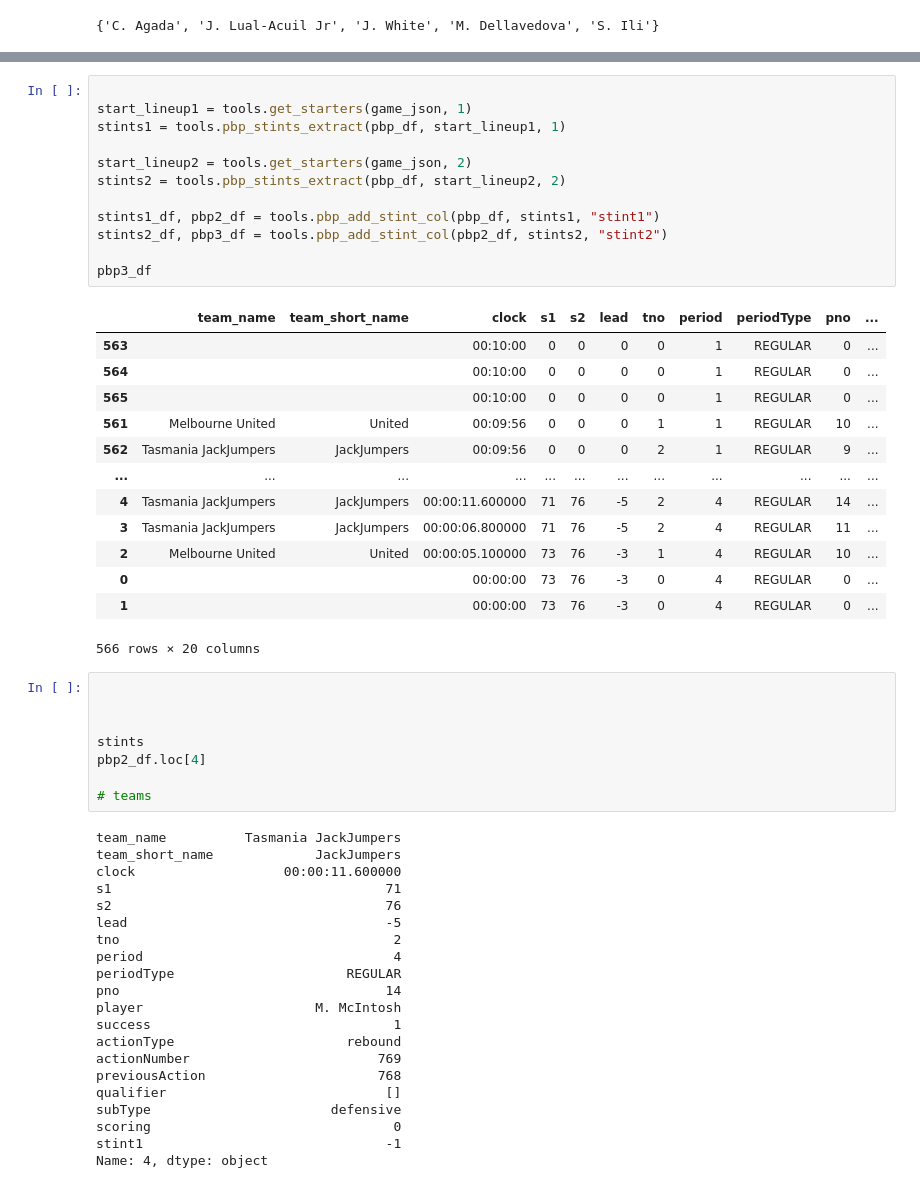
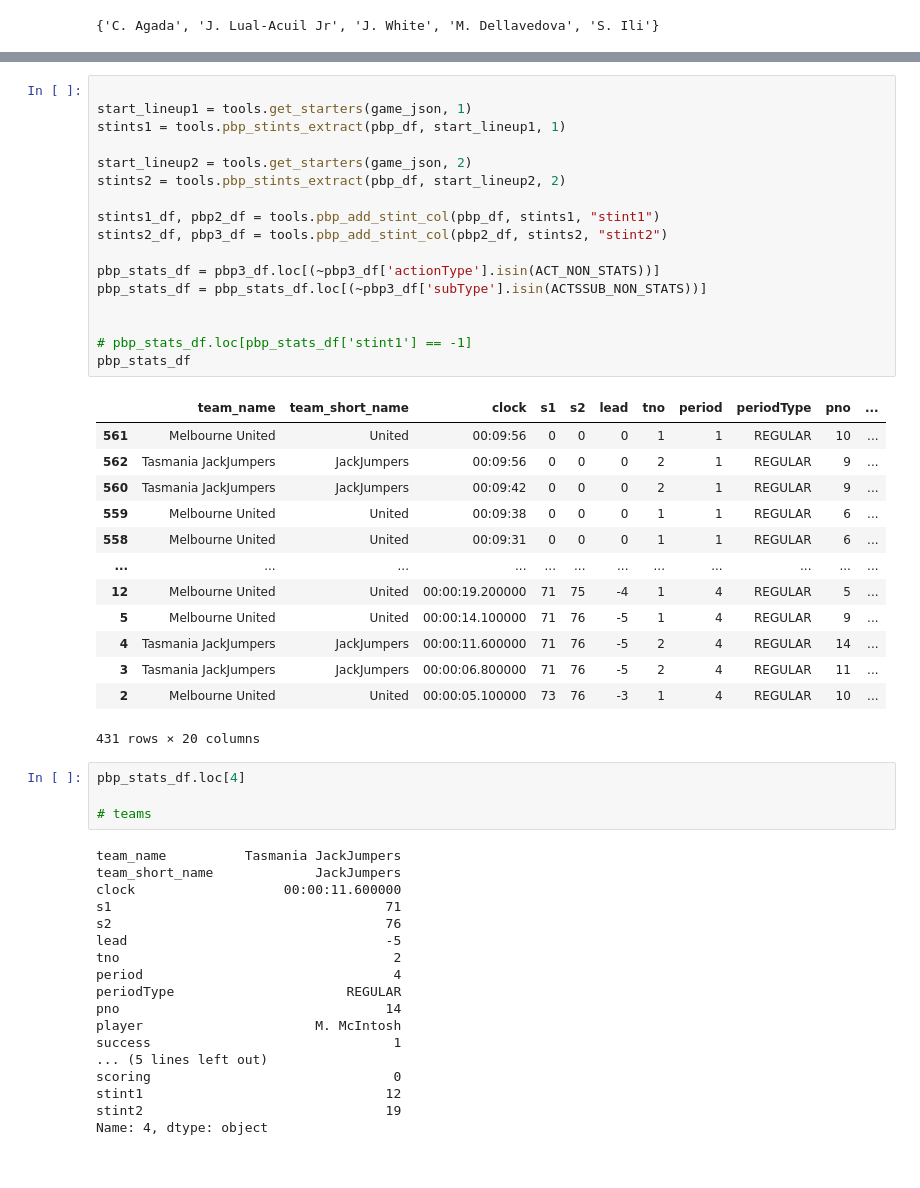
Before and after one commit to ssardina/pynbl, a Jupyter notebook: bball_stas.ipynb, the cells around one changed output, grey strips where cells are left out. Drawn from its saved outputs; the diff is of its cells as text.

```diff
--- a/bball_stas.ipynb
+++ b/bball_stas.ipynb
@@ -124,35 +148,36 @@ Game Melbourne United (United) vs Tasmania JackJumpers (JackJumpers)
 # %%
 
 start_lineup1 = tools.get_starters(game_json, 1)
 stints1 = tools.pbp_stints_extract(pbp_df, start_lineup1, 1)
 
 start_lineup2 = tools.get_starters(game_json, 2)
 stints2 = tools.pbp_stints_extract(pbp_df, start_lineup2, 2)
 
 stints1_df, pbp2_df = tools.pbp_add_stint_col(pbp_df, stints1, "stint1")
 stints2_df, pbp3_df = tools.pbp_add_stint_col(pbp2_df, stints2, "stint2")
 
-pbp3_df
+pbp_stats_df = pbp3_df.loc[(~pbp3_df['actionType'].isin(ACT_NON_STATS))]
+pbp_stats_df = pbp_stats_df.loc[(~pbp3_df['subType'].isin(ACTSSUB_NON_STATS))]
+
+
+# pbp_stats_df.loc[pbp_stats_df['stint1'] == -1]
+pbp_stats_df
 # %% [output]
 |  | team_name | team_short_name | clock | s1 | s2 | lead | tno | period | periodType | pno | ... |
-| 563 |  |  | 00:10:00 | 0 | 0 | 0 | 0 | 1 | REGULAR | 0 | ... |
-| 564 |  |  | 00:10:00 | 0 | 0 | 0 | 0 | 1 | REGULAR | 0 | ... |
-| 565 |  |  | 00:10:00 | 0 | 0 | 0 | 0 | 1 | REGULAR | 0 | ... |
 | 561 | Melbourne United | United | 00:09:56 | 0 | 0 | 0 | 1 | 1 | REGULAR | 10 | ... |
 | 562 | Tasmania JackJumpers | JackJumpers | 00:09:56 | 0 | 0 | 0 | 2 | 1 | REGULAR | 9 | ... |
+| 560 | Tasmania JackJumpers | JackJumpers | 00:09:42 | 0 | 0 | 0 | 2 | 1 | REGULAR | 9 | ... |
+| 559 | Melbourne United | United | 00:09:38 | 0 | 0 | 0 | 1 | 1 | REGULAR | 6 | ... |
+| 558 | Melbourne United | United | 00:09:31 | 0 | 0 | 0 | 1 | 1 | REGULAR | 6 | ... |
 | ... | ... | ... | ... | ... | ... | ... | ... | ... | ... | ... | ... |
+| 12 | Melbourne United | United | 00:00:19.200000 | 71 | 75 | -4 | 1 | 4 | REGULAR | 5 | ... |
+| 5 | Melbourne United | United | 00:00:14.100000 | 71 | 76 | -5 | 1 | 4 | REGULAR | 9 | ... |
 | 4 | Tasmania JackJumpers | JackJumpers | 00:00:11.600000 | 71 | 76 | -5 | 2 | 4 | REGULAR | 14 | ... |
 | 3 | Tasmania JackJumpers | JackJumpers | 00:00:06.800000 | 71 | 76 | -5 | 2 | 4 | REGULAR | 11 | ... |
 | 2 | Melbourne United | United | 00:00:05.100000 | 73 | 76 | -3 | 1 | 4 | REGULAR | 10 | ... |
-| 0 |  |  | 00:00:00 | 73 | 76 | -3 | 0 | 4 | REGULAR | 0 | ... |
-| 1 |  |  | 00:00:00 | 73 | 76 | -3 | 0 | 4 | REGULAR | 0 | ... |
-566 rows × 20 columns
+431 rows × 20 columns
 # %%
-
-
-
-stints
-pbp2_df.loc[4]
+pbp_stats_df.loc[4]
 
 # teams
 # %% [output]
@@ -168,11 +193,8 @@ periodType                      REGULAR
 pno                                  14
 player                      M. McIntosh
 success                               1
-actionType                      rebound
-actionNumber                        769
-previousAction                      768
-qualifier                            []
-subType                       defensive
+... (5 lines left out)
 scoring                               0
-stint1                               -1
+stint1                               12
+stint2                               19
 Name: 4, dtype: object
```
Also changed, not shown: parts of 6 cells of this notebook, 2 other files.
